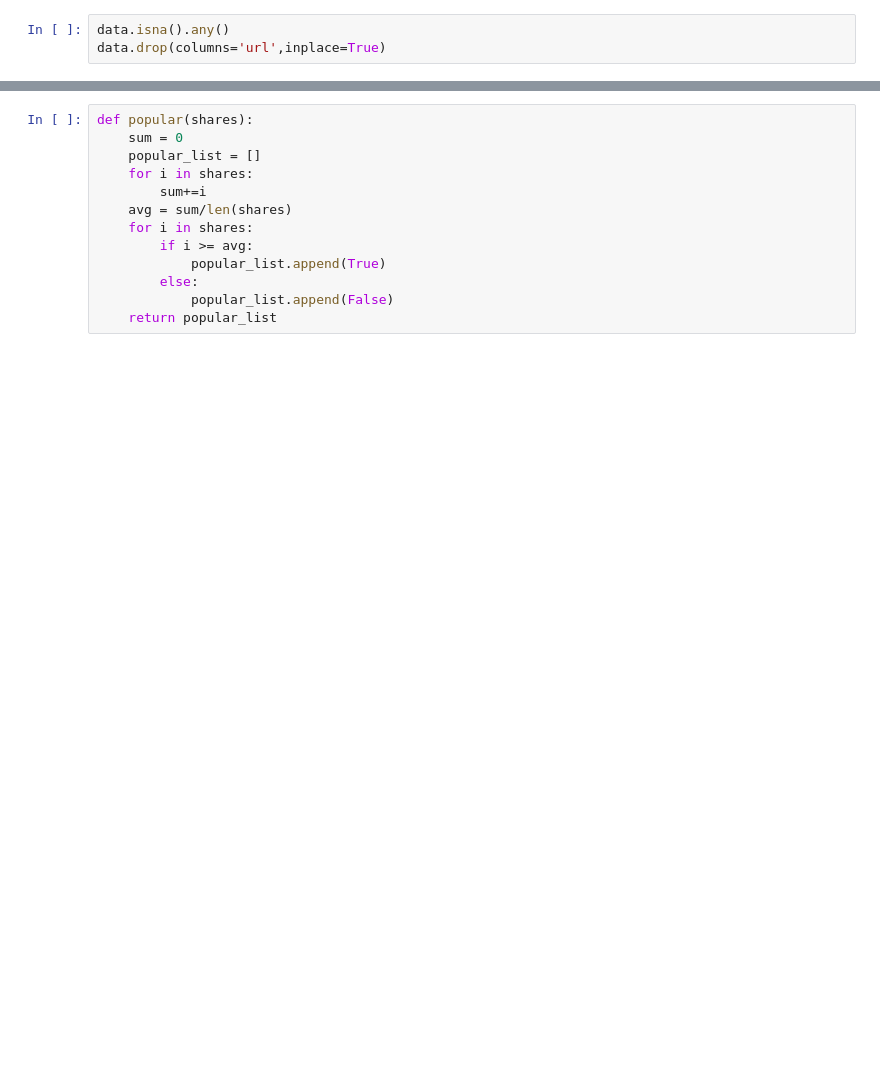
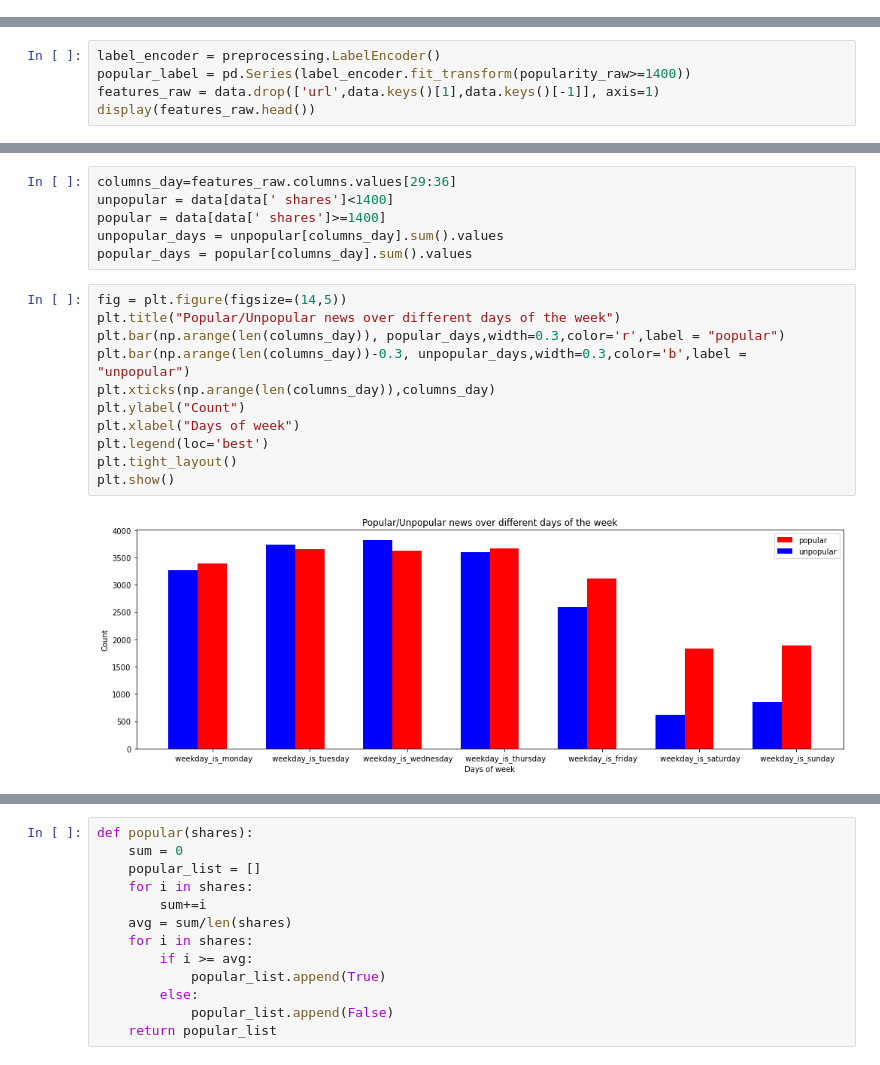
Before and after one commit to bhanu-kanamarlapudi/OnlineNewsPopularity_GA, a Jupyter notebook: GAbasedFS.ipynb, the cells around one changed output, grey strips where cells are left out. Drawn from its saved outputs; the diff is of its cells as text; blank space fills up the shorter version.

```diff
--- a/GAbasedFS.ipynb
+++ b/GAbasedFS.ipynb
@@ -9,3 +37,0 @@ data.shape
-# %%
-data.isna().any()
-data.drop(columns='url',inplace=True)
@@ -11,0 +51,5 @@ data.drop(columns='url',inplace=True)
+# %%
+label_encoder = preprocessing.LabelEncoder()
+popular_label = pd.Series(label_encoder.fit_transform(popularity_raw>=1400))
+features_raw = data.drop(['url',data.keys()[1],data.keys()[-1]], axis=1)
+display(features_raw.head())
@@ -11,0 +64,19 @@ data.drop(columns='url',inplace=True)
+# %%
+columns_day=features_raw.columns.values[29:36]
+unpopular = data[data[' shares']<1400]
+popular = data[data[' shares']>=1400]
+unpopular_days = unpopular[columns_day].sum().values
+popular_days = popular[columns_day].sum().values
+# %%
+fig = plt.figure(figsize=(14,5))
+plt.title("Popular/Unpopular news over different days of the week")
+plt.bar(np.arange(len(columns_day)), popular_days,width=0.3,color='r',label = "popular")
+plt.bar(np.arange(len(columns_day))-0.3, unpopular_days,width=0.3,color='b',label = "unpopular")
+plt.xticks(np.arange(len(columns_day)),columns_day)
+plt.ylabel("Count")
+plt.xlabel("Days of week")
+plt.legend(loc='best')
+plt.tight_layout()
+plt.show()
+# %% [output]
+[figure, added]
```
Also changed, not shown: parts of 45 cells of this notebook.
